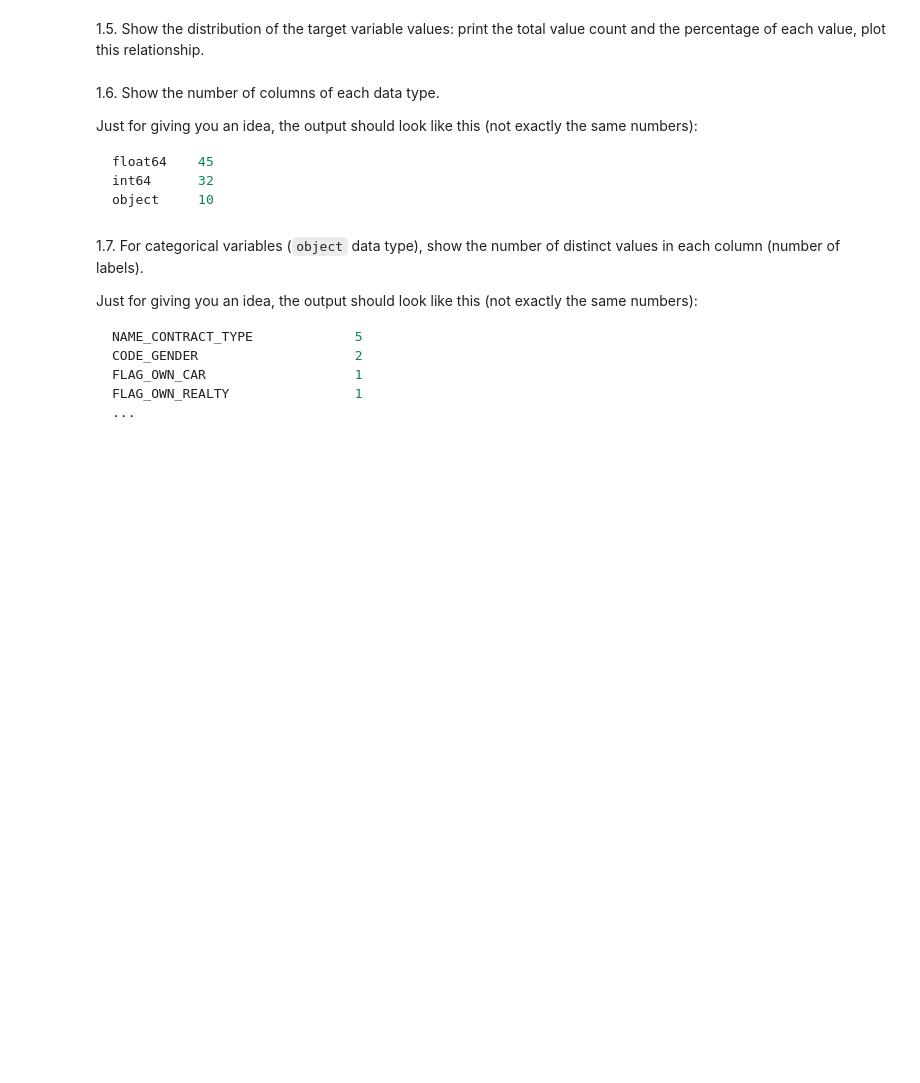
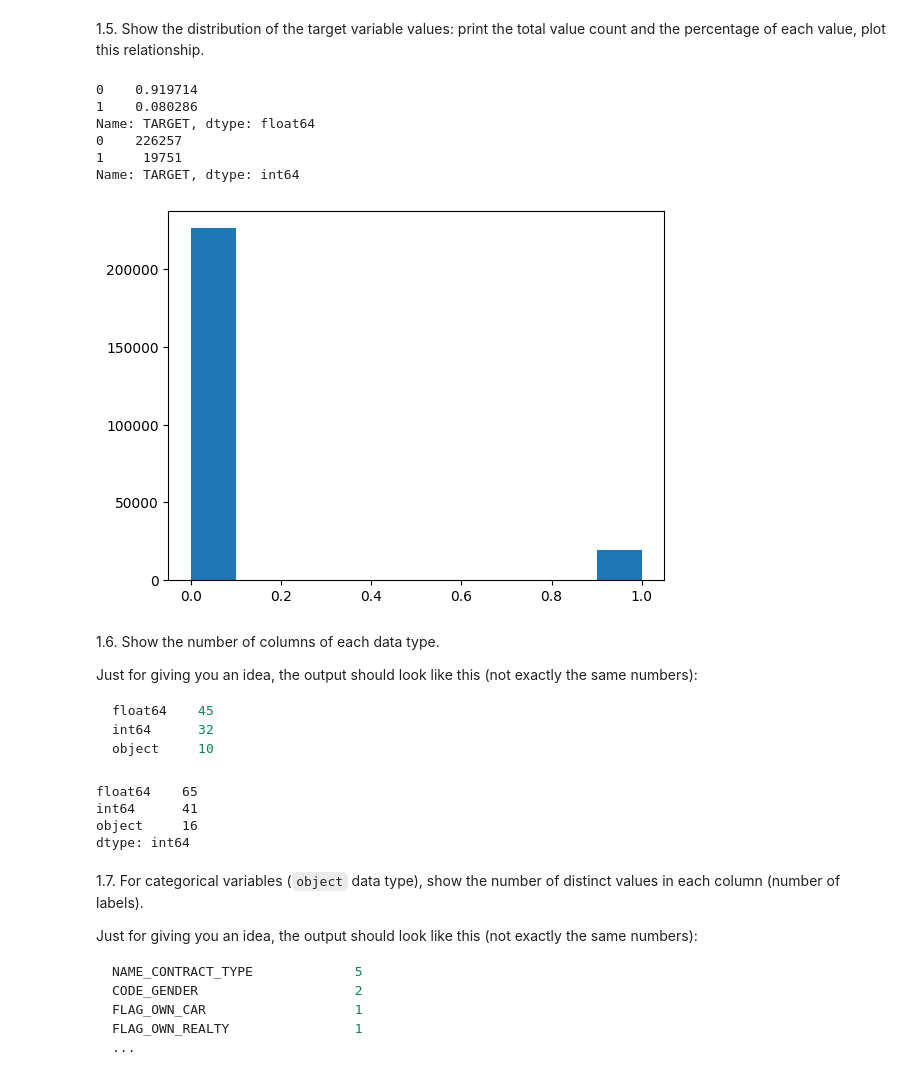
Before and after one commit to rogerreys/AnyOne, a Jupyter notebook: AnyoneAI - Sprint Project 02.ipynb, the cells around one changed output. Cells and saved outputs as stored; diff of their text form; code cells hidden in the pictures; blank space fills up the shorter version.

````diff
--- a/AnyoneAI - Sprint Project 02.ipynb
+++ b/AnyoneAI - Sprint Project 02.ipynb
@@ -127,24 +130,30 @@ train.transpose().head(5)
 1.5. Show the distribution of the target variable values: print the total value count and the percentage of each value, plot this relationship.
 # %%
 ### TODO Complete in this cell: show distribution of target variable
+
 # for i in train.columns:
 #     train.describe()[i]
 #     train.describe()[i]["count"]
 
 
 # train.describe()["SK_ID_CURR"]
 # train["SK_ID_CURR"].sum()
 
-train["SK_ID_CURR"]
+app_train["SK_ID_CURR"]
 
-print(train['TARGET'].value_counts(normalize=True))
-print(train['TARGET'].value_counts())
+print(app_train['TARGET'].value_counts(normalize=True))
+print(app_train['TARGET'].value_counts())
 
-ceros = train["TARGET"] == 0
-ones = train["TARGET"] == 1
-
-plt.hist(train["TARGET"])
+plt.hist(app_train["TARGET"])
 plt.show()
+# %% [output]
+0    0.919714
+1    0.080286
+Name: TARGET, dtype: float64
+0    226257
+1     19751
+Name: TARGET, dtype: int64
+[figure, added]
 # %% [markdown]
 1.6. Show the number of columns of each data type.
 
@@ -157,7 +166,12 @@ object     10
 ```
 # %%
 ### TODO Complete in this cell: show number of columns per data type
-train.dtypes.value_counts()
+app_train.dtypes.value_counts()
+# %% [output]
+float64    65
+int64      41
+object     16
+dtype: int64
 # %% [markdown]
 1.7. For categorical variables (`object` data type), show the number of distinct values in each column (number of labels).
 
````
Also changed, not shown: parts of 21 cells of this notebook.
